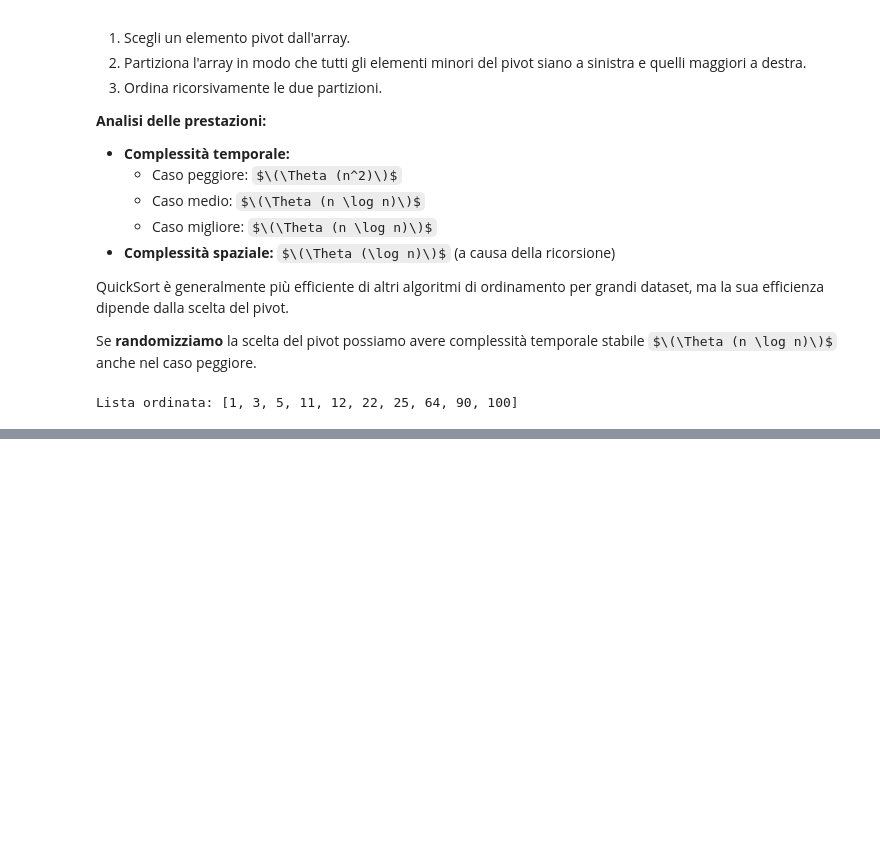
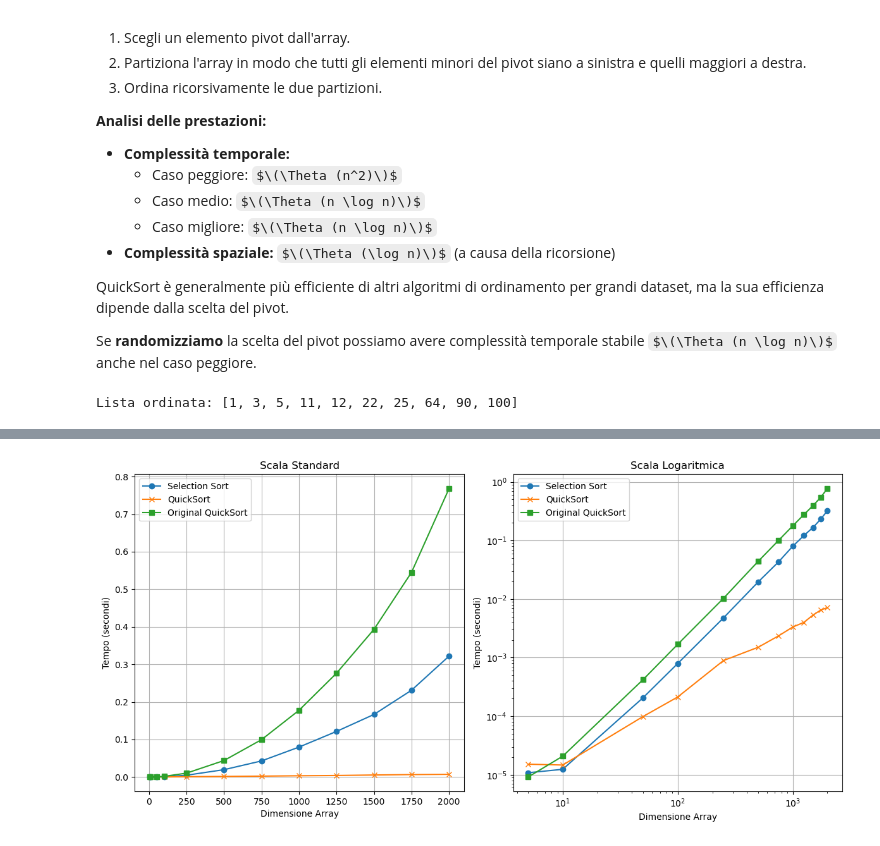
Before and after one commit to apisti01/SelectionVsQuick, a Jupyter notebook: notebook.ipynb, the cells around one changed output, grey strips where cells are left out. Drawn from its saved outputs; the diff is of its cells as text; code cells hidden in the pictures; some formulas as TeX source; blank space fills up the shorter version.

```diff
--- a/notebook.ipynb
+++ b/notebook.ipynb
@@ -91,0 +220,19 @@ Lista ordinata: [1, 3, 5, 11, 12, 22, 25, 64, 90, 100]
+# %%
+sizes = [5, 10, 50, 100, 250,  500, 750, 1000, 1250, 1500, 1750, 2000]
+selection_times = []
+quicksort_times = []
+original_quicksort_times = []
+# %%
+for size in sizes:
+    array = np.arange(size) # array ordinato in modo crescente
+    selection_time, quicksort_time = performance_test(array)
+
+    start_time = time.perf_counter()
+    quicksort(array, 0, len(array) - 1)
+    end_time = time.perf_counter()
+    or_quicksort_time = end_time - start_time
+
+    selection_times.append(selection_time)
+    quicksort_times.append(quicksort_time)
+    original_quicksort_times.append(or_quicksort_time)
+    print(f"Dimensione array: {size}, Selection Sort: {selection_time:.6f} sec, QuickSort: {quicksort_time:.6f} sec, Original QuickSort: {or_quicksort_time:.6f} sec")
@@ -91,0 +252,30 @@ Lista ordinata: [1, 3, 5, 11, 12, 22, 25, 64, 90, 100]
+# %%
+plt.figure(figsize=(12, 6))
+# Plot scala normale
+plt.subplot(1, 2, 1)
+plt.plot(sizes, selection_times, label='Selection Sort', marker='o')
+plt.plot(sizes, quicksort_times, label='QuickSort', marker='x')
+plt.plot(sizes, original_quicksort_times, label='Original QuickSort', marker='s')
+plt.xlabel('Dimensione Array')
+plt.ylabel('Tempo (secondi)')
+plt.title('Scala Standard')
+plt.legend()
+plt.grid(True)
+
+# Plot scala logaritmica
+plt.subplot(1, 2, 2)
+plt.plot(sizes, selection_times, label='Selection Sort', marker='o')
+plt.plot(sizes, quicksort_times, label='QuickSort', marker='x')
+plt.plot(sizes, original_quicksort_times, label='Original QuickSort', marker='s')
+plt.xlabel('Dimensione Array')
+plt.ylabel('Tempo (secondi)')
+plt.title('Scala Logaritmica')
+plt.legend()
+plt.grid(True)
+plt.xscale('log')
+plt.yscale('log')
+
+plt.tight_layout()
+plt.show()
+# %% [output]
+[figure, added]
```
Also changed, not shown: parts of 15 cells of this notebook.
